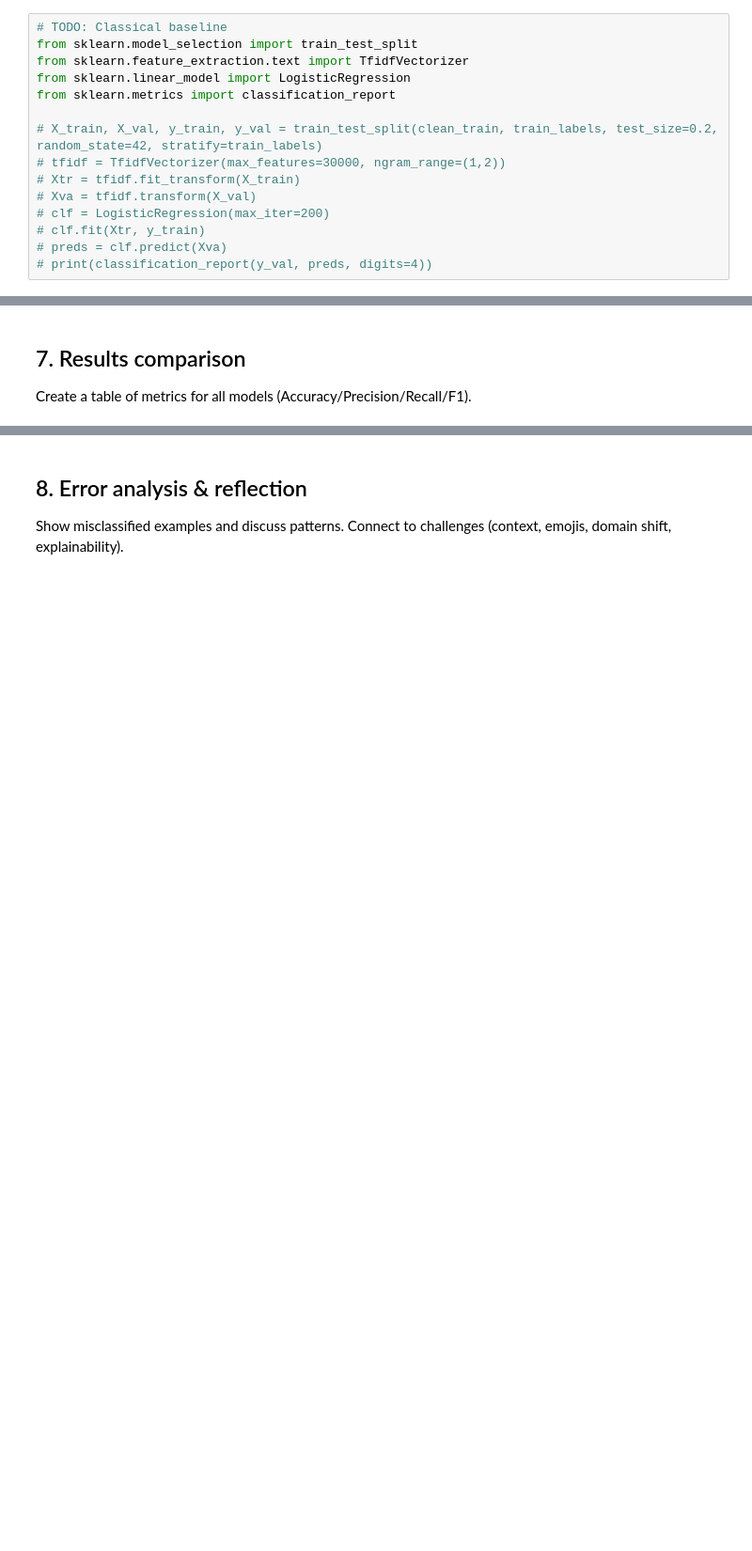
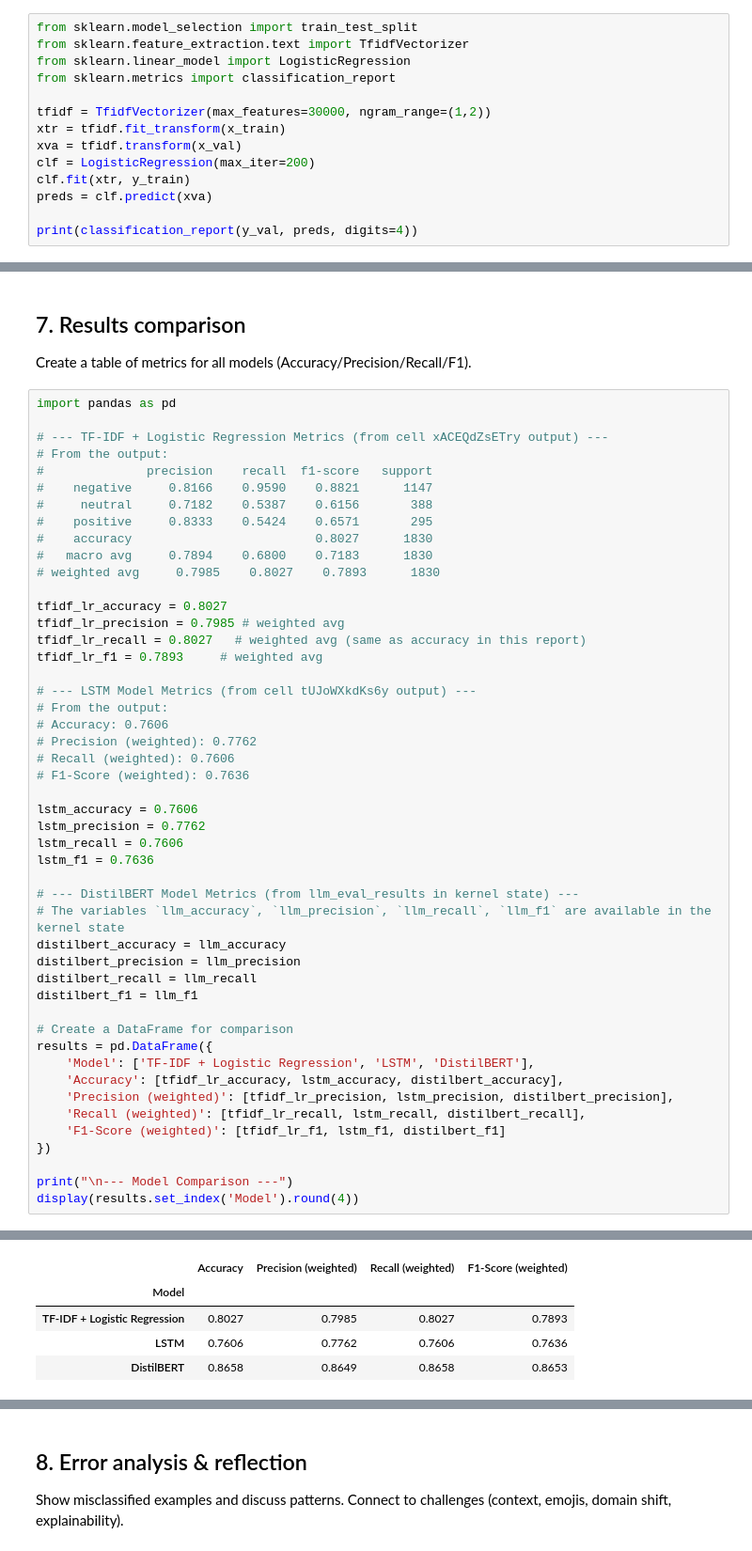
Before and after one commit to rburchf1/AI102Challenges, a Jupyter notebook: assignment1_sentiment_ryan_burchfield.ipynb, the cells around one changed output, grey strips where cells are left out. Shown at 94% size. Saved outputs shown, nothing was run; the diff lists cells and outputs as text; blank space fills up the shorter version.

```diff
--- a/assignment1_sentiment_ryan_burchfield.ipynb
+++ b/assignment1_sentiment_ryan_burchfield.ipynb
@@ -244,17 +308,16 @@ dtype: object
 # %% [markdown]
 ## 4. Model A: Classical ML (TF–IDF + Logistic Regression or SVM)
 # %%
-# TODO: Classical baseline
 from sklearn.model_selection import train_test_split
 from sklearn.feature_extraction.text import TfidfVectorizer
 from sklearn.linear_model import LogisticRegression
 from sklearn.metrics import classification_report
 
-# X_train, X_val, y_train, y_val = train_test_split(clean_train, train_labels, test_size=0.2, random_state=42, stratify=train_labels)
-# tfidf = TfidfVectorizer(max_features=30000, ngram_range=(1,2))
-# Xtr = tfidf.fit_transform(X_train)
-# Xva = tfidf.transform(X_val)
-# clf = LogisticRegression(max_iter=200)
-# clf.fit(Xtr, y_train)
-# preds = clf.predict(Xva)
-# print(classification_report(y_val, preds, digits=4))
+tfidf = TfidfVectorizer(max_features=30000, ngram_range=(1,2))
+xtr = tfidf.fit_transform(x_train)
+xva = tfidf.transform(x_val)
+clf = LogisticRegression(max_iter=200)
+clf.fit(xtr, y_train)
+preds = clf.predict(xva)
+
+print(classification_report(y_val, preds, digits=4))
@@ -294,3 +689,52 @@ from sklearn.metrics import accuracy_score, precision_recall_fscore_support
 # %% [markdown]
 ## 7. Results comparison
 Create a table of metrics for all models (Accuracy/Precision/Recall/F1).
+# %%
+import pandas as pd
+
+# --- TF-IDF + Logistic Regression Metrics (from cell xACEQdZsETry output) ---
+# From the output:
+#              precision    recall  f1-score   support
+#    negative     0.8166    0.9590    0.8821      1147
+#     neutral     0.7182    0.5387    0.6156       388
+#    positive     0.8333    0.5424    0.6571       295
+#    accuracy                         0.8027      1830
+#   macro avg     0.7894    0.6800    0.7183      1830
+# weighted avg     0.7985    0.8027    0.7893      1830
+
+tfidf_lr_accuracy = 0.8027
+tfidf_lr_precision = 0.7985 # weighted avg
+tfidf_lr_recall = 0.8027   # weighted avg (same as accuracy in this report)
+tfidf_lr_f1 = 0.7893     # weighted avg
+
+# --- LSTM Model Metrics (from cell tUJoWXkdKs6y output) ---
+# From the output:
+# Accuracy: 0.7606
+# Precision (weighted): 0.7762
+# Recall (weighted): 0.7606
+# F1-Score (weighted): 0.7636
+
+lstm_accuracy = 0.7606
+lstm_precision = 0.7762
+lstm_recall = 0.7606
+lstm_f1 = 0.7636
+
+# --- DistilBERT Model Metrics (from llm_eval_results in kernel state) ---
+# The variables `llm_accuracy`, `llm_precision`, `llm_recall`, `llm_f1` are available in the kernel state
+distilbert_accuracy = llm_accuracy
+distilbert_precision = llm_precision
+distilbert_recall = llm_recall
+distilbert_f1 = llm_f1
+
+# Create a DataFrame for comparison
+results = pd.DataFrame({
+    'Model': ['TF-IDF + Logistic Regression', 'LSTM', 'DistilBERT'],
+    'Accuracy': [tfidf_lr_accuracy, lstm_accuracy, distilbert_accuracy],
+    'Precision (weighted)': [tfidf_lr_precision, lstm_precision, distilbert_precision],
+    'Recall (weighted)': [tfidf_lr_recall, lstm_recall, distilbert_recall],
+    'F1-Score (weighted)': [tfidf_lr_f1, lstm_f1, distilbert_f1]
+})
+
+print("\n--- Model Comparison ---")
+display(results.set_index('Model').round(4))
+# %% [output]
@@ -296,0 +742,5 @@ Create a table of metrics for all models (Accuracy/Precision/Recall/F1).
+|  | Accuracy | Precision (weighted) | Recall (weighted) | F1-Score (weighted) |
+| Model |  |  |  |  |
+| TF-IDF + Logistic Regression | 0.8027 | 0.7985 | 0.8027 | 0.7893 |
+| LSTM | 0.7606 | 0.7762 | 0.7606 | 0.7636 |
+| DistilBERT | 0.8658 | 0.8649 | 0.8658 | 0.8653 |
```
Also changed, not shown: parts of 15 cells of this notebook.
